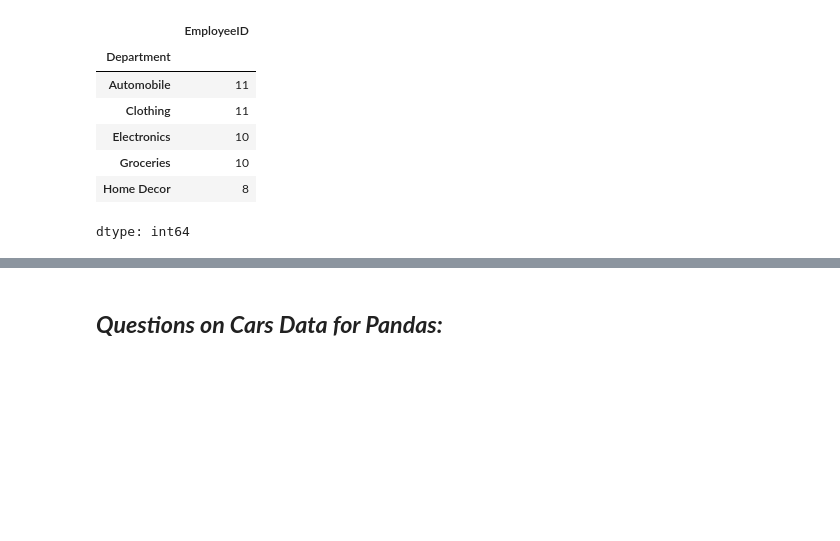
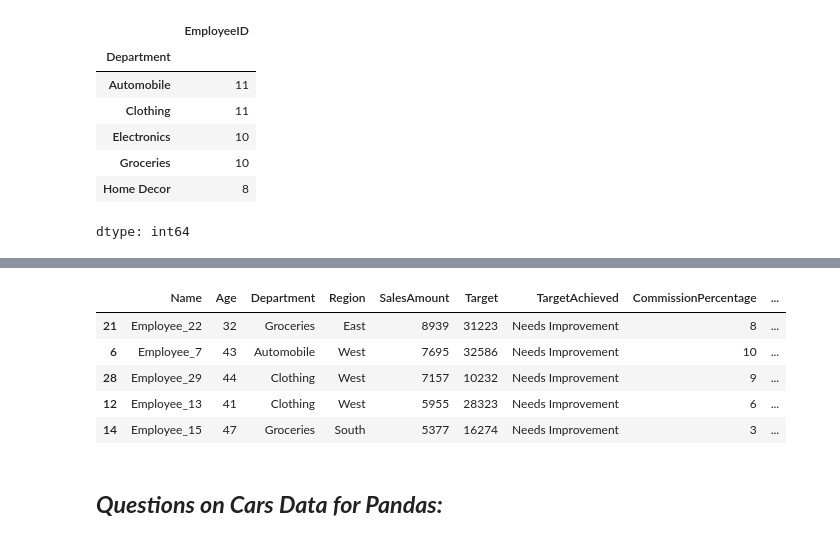
Before and after one commit to vaishnaviPatil1111/Python, a Jupyter notebook: Python_Pandas.ipynb, the cells around one changed output, grey strips where cells are left out. Saved outputs shown, nothing was run; the diff lists cells and outputs as text; code cells hidden in the pictures; blank space fills up the shorter version.

```diff
--- a/Python_Pandas.ipynb
+++ b/Python_Pandas.ipynb
@@ -521,4 +574,12 @@ dtype: int64
 # %%
 #39.	Find the bottom 5 employees based on total earnings.
+df.sort_values(by='TotalEarnings',ascending=False).tail(5)
+# %% [output]
+|  | Name | Age | Department | Region | SalesAmount | Target | TargetAchieved | CommissionPercentage | ... |
+| 21 | Employee_22 | 32 | Groceries | East | 8939 | 31223 | Needs Improvement | 8 | ... |
+| 6 | Employee_7 | 43 | Automobile | West | 7695 | 32586 | Needs Improvement | 10 | ... |
+| 28 | Employee_29 | 44 | Clothing | West | 7157 | 10232 | Needs Improvement | 9 | ... |
+| 12 | Employee_13 | 41 | Clothing | West | 5955 | 28323 | Needs Improvement | 6 | ... |
+| 14 | Employee_15 | 47 | Groceries | South | 5377 | 16274 | Needs Improvement | 3 | ... |
 # %%
 #40.	Save the modified DataFrame to a new CSV file.
```
Also changed, not shown: parts of 10 cells of this notebook.
